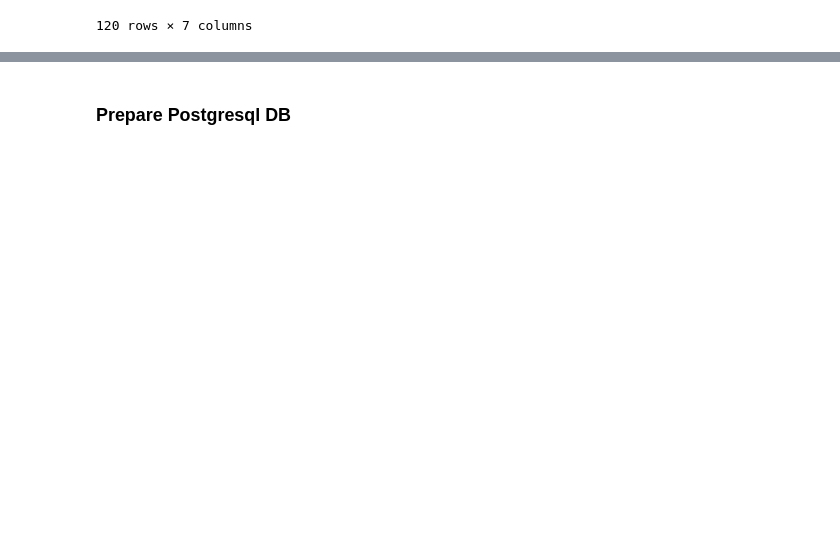
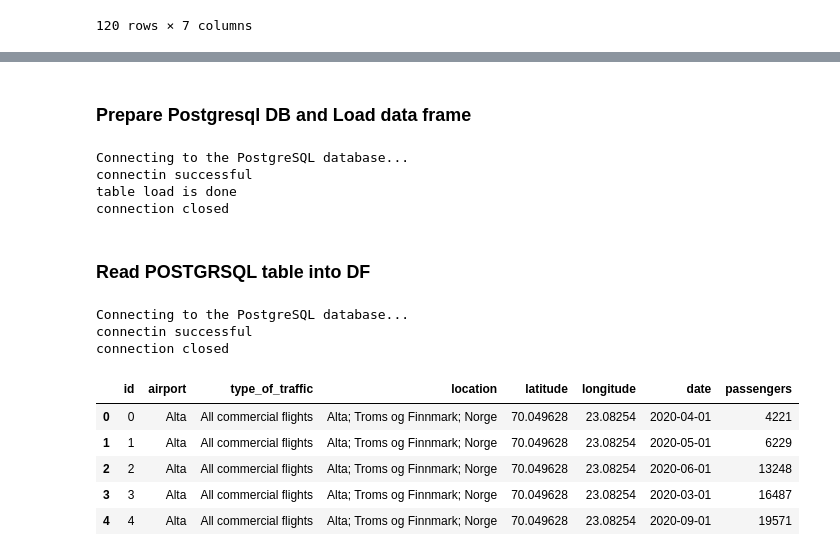
Before and after one commit to drainganggtb/project3_visualization, a Jupyter notebook: data_prep.ipynb, the cells around one changed output, grey strips where cells are left out. Cells and saved outputs as stored; diff of their text form; code cells hidden in the pictures; blank space fills up the shorter version.

Commit message:
code added for postgresql

```diff
--- a/data_prep.ipynb
+++ b/data_prep.ipynb
@@ -510,4 +512,66 @@ fig_line.show()
 # %% [output]
 [interactive output not drawn]
 # %% [markdown]
-### Prepare Postgresql DB
+### Prepare Postgresql DB and Load data frame
+# %%
+import csv
+import psycopg2
+from DB.connect import connect
+conn = connect()
+cur = conn.cursor()
+with open('sample.csv', 'r') as f:
+    next(f)
+    cur.copy_from(f, 'passenger_data', sep=',')
+    conn.commit()
+    print('table load is done')
+
+conn.close()
+print('connection closed')
+# %% [output]
+Connecting to the PostgreSQL database...
+connectin successful
+table load is done
+connection closed
+# %% [markdown]
+### Read POSTGRSQL table into DF
+# %%
+def postgresql_to_dataframe(conn, select_query, column_names):
+    """
+    Tranform a SELECT query into a pandas dataframe
+    """
+    cursor = conn.cursor()
+    try:
+        cursor.execute(select_query)
+    except (Exception, psycopg2.DatabaseError) as error:
+        print("Error: %s" % error)
+        cursor.close()
+        return 1
+
+    # Naturally we get a list of tupples
+    tupples = cursor.fetchall()
+    cursor.close()
+
+    # We just need to turn it into a pandas dataframe
+    df = pd.DataFrame(tupples, columns=column_names)
+    return df
+# %%
+from DB.connect import connect
+
+# Connect to the database
+conn = connect()
+column_names = ["id", "airport", "type_of_traffic", "location","latitude","longitude",'date','passengers']
+# Execute the "SELECT *" query
+df = postgresql_to_dataframe(conn, "select * from passenger_data", column_names)
+conn.close()
+print('connection closed')
+df.head()
+# %% [output]
+Connecting to the PostgreSQL database...
+connectin successful
+connection closed
+|  | id | airport | type_of_traffic | location | latitude | longitude | date | passengers |
+| 0 | 0 | Alta | All commercial flights | Alta; Troms og Finnmark; Norge | 70.049628 | 23.08254 | 2020-04-01 | 4221 |
+| 1 | 1 | Alta | All commercial flights | Alta; Troms og Finnmark; Norge | 70.049628 | 23.08254 | 2020-05-01 | 6229 |
+| 2 | 2 | Alta | All commercial flights | Alta; Troms og Finnmark; Norge | 70.049628 | 23.08254 | 2020-06-01 | 13248 |
+| 3 | 3 | Alta | All commercial flights | Alta; Troms og Finnmark; Norge | 70.049628 | 23.08254 | 2020-03-01 | 16487 |
+| 4 | 4 | Alta | All commercial flights | Alta; Troms og Finnmark; Norge | 70.049628 | 23.08254 | 2020-09-01 | 19571 |
```
Also changed, not shown: parts of 5 cells of this notebook, 10 other files.
